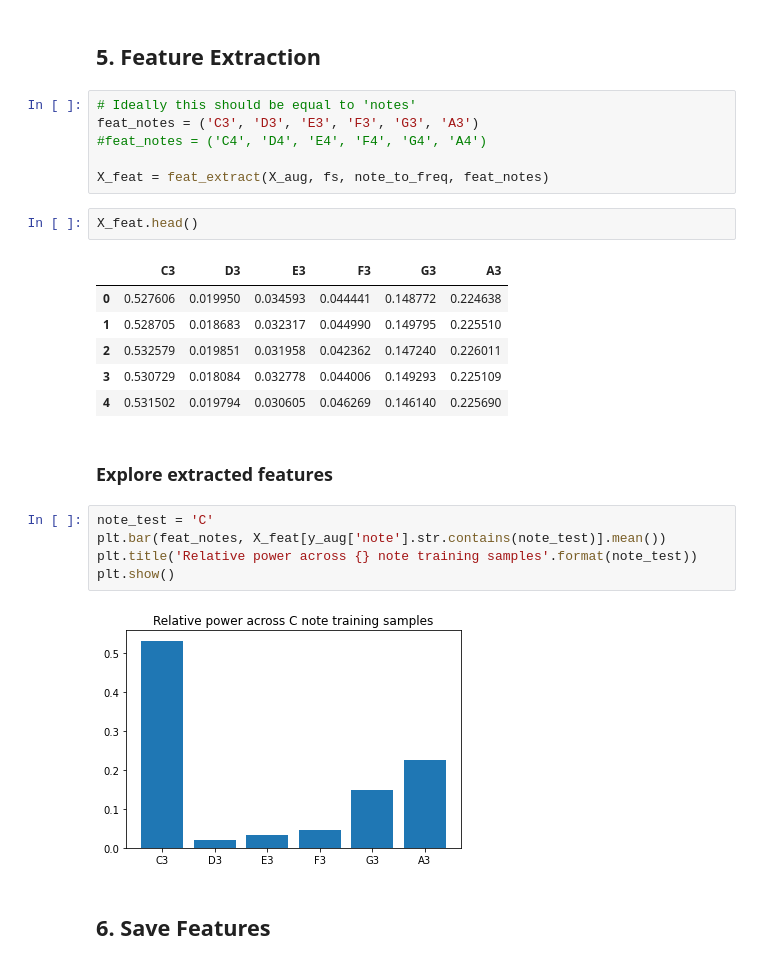
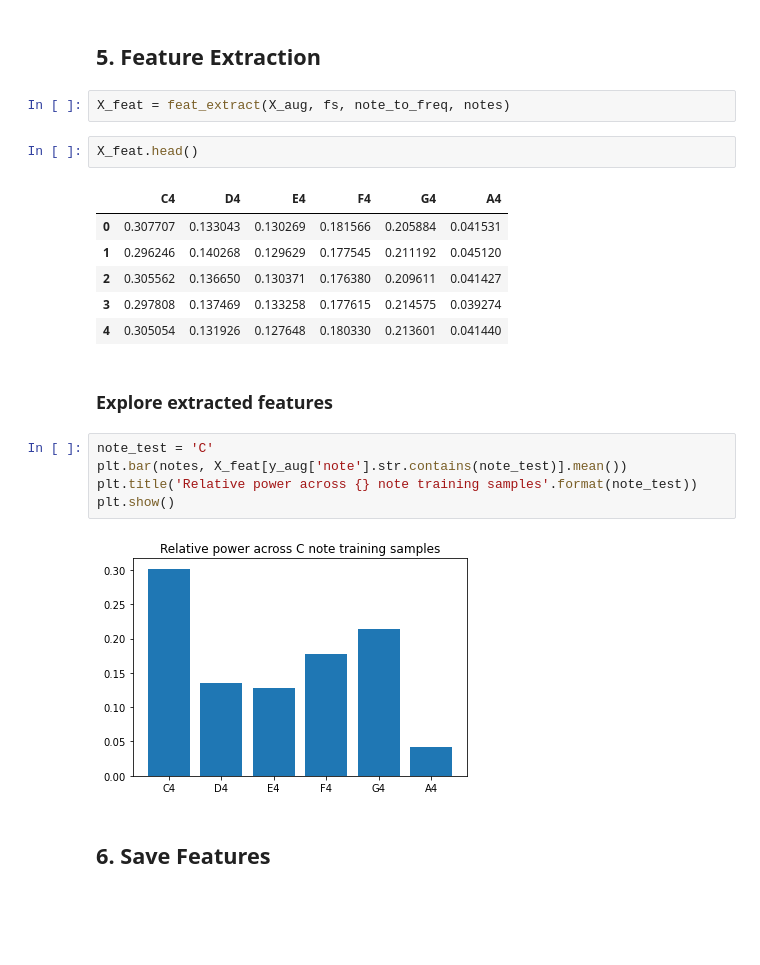
Before and after one commit to bwalsh62/note-recognition, a Jupyter notebook: notebooks/demo.ipynb, the cells around one changed output. Drawn from its saved outputs; the diff is of its cells as text; blank space fills up the shorter version.

```diff
--- a/notebooks/demo.ipynb
+++ b/notebooks/demo.ipynb
@@ -188,29 +186,25 @@ plt.show()
 # %% [markdown]
 ## <a id = "feat_extract"></a> 5. Feature Extraction
-# %%
-# Ideally this should be equal to 'notes'
-feat_notes = ('C3', 'D3', 'E3', 'F3', 'G3', 'A3')
-#feat_notes = ('C4', 'D4', 'E4', 'F4', 'G4', 'A4')
-
-X_feat = feat_extract(X_aug, fs, note_to_freq, feat_notes)
+# %%
+X_feat = feat_extract(X_aug, fs, note_to_freq, notes)
 # %%
 X_feat.head()
 # %% [output]
-|  | C3 | D3 | E3 | F3 | G3 | A3 |
-| 0 | 0.527606 | 0.019950 | 0.034593 | 0.044441 | 0.148772 | 0.224638 |
-| 1 | 0.528705 | 0.018683 | 0.032317 | 0.044990 | 0.149795 | 0.225510 |
-| 2 | 0.532579 | 0.019851 | 0.031958 | 0.042362 | 0.147240 | 0.226011 |
-| 3 | 0.530729 | 0.018084 | 0.032778 | 0.044006 | 0.149293 | 0.225109 |
-| 4 | 0.531502 | 0.019794 | 0.030605 | 0.046269 | 0.146140 | 0.225690 |
+|  | C4 | D4 | E4 | F4 | G4 | A4 |
+| 0 | 0.307707 | 0.133043 | 0.130269 | 0.181566 | 0.205884 | 0.041531 |
+| 1 | 0.296246 | 0.140268 | 0.129629 | 0.177545 | 0.211192 | 0.045120 |
+| 2 | 0.305562 | 0.136650 | 0.130371 | 0.176380 | 0.209611 | 0.041427 |
+| 3 | 0.297808 | 0.137469 | 0.133258 | 0.177615 | 0.214575 | 0.039274 |
+| 4 | 0.305054 | 0.131926 | 0.127648 | 0.180330 | 0.213601 | 0.041440 |
 # %% [markdown]
 ### Explore extracted features
 # %%
 note_test = 'C'
-plt.bar(feat_notes, X_feat[y_aug['note'].str.contains(note_test)].mean())
+plt.bar(notes, X_feat[y_aug['note'].str.contains(note_test)].mean())
 plt.title('Relative power across {} note training samples'.format(note_test))
 plt.show()
 # %% [output]
-[figure, old version]
+[figure, new version]
 # %% [markdown]
 ## <a id = "feat_save"></a> 6. Save Features
 # %%
```
Also changed, not shown: parts of 5 cells of this notebook.
